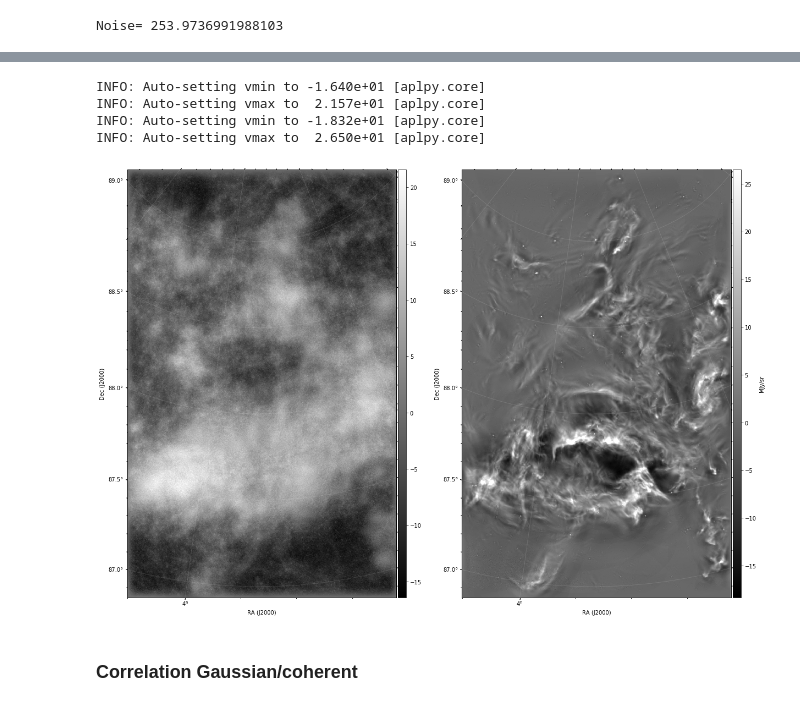
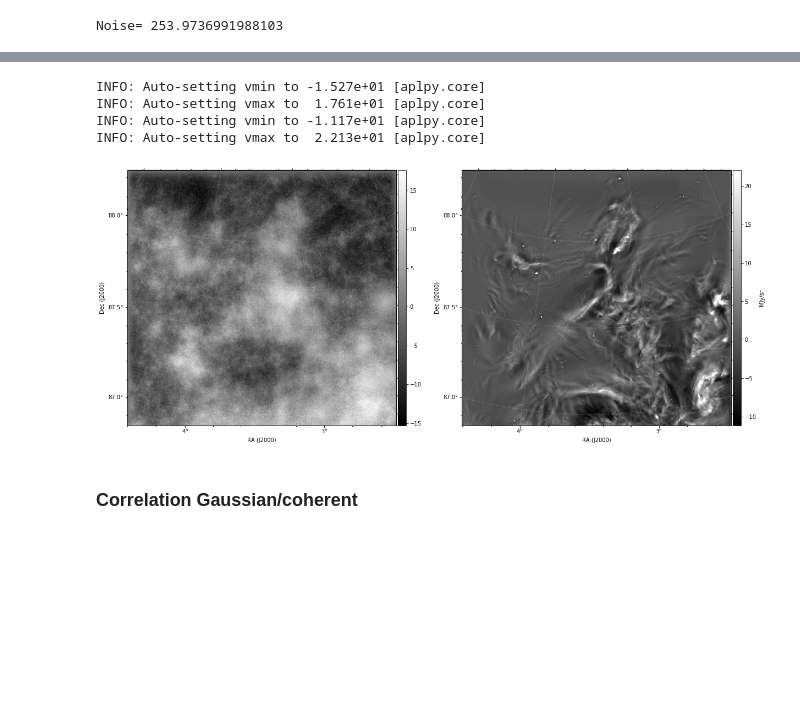
Before and after one commit to hoangducthuong/notebooks, a Jupyter notebook: MnGSeg_Derek_reply.ipynb, the cells around one changed output, grey strips where cells are left out. Saved outputs shown, nothing was run; the diff lists cells and outputs as text; code cells hidden in the pictures; blank space fills up the shorter version.

```diff
--- a/MnGSeg_Derek_reply.ipynb
+++ b/MnGSeg_Derek_reply.ipynb
@@ -114,40 +122,40 @@ plt.legend()
 # %%
 M = wav_k.shape[0]
 
-coherent = np.sum(wt[M:2*M,:,:],axis=0)
-Gaussian = np.sum(wt[2*M:3*M,:,:],axis=0)
+coherent = np.sum(wt[M:2*M,600:,:],axis=0)
+Gaussian = np.sum(wt[2*M:3*M,600:,:],axis=0)
 
 fits.writeto('/Users/robitaij/postdoc/segment_paper/comments/derek/Polaris_cohe_saxfree.fits',\
             coherent.real,header,overwrite=True)
 fits.writeto('/Users/robitaij/postdoc/segment_paper/comments/derek/Polaris_gaussian_saxfree.fits',\
             Gaussian.real,header,overwrite=True)
 
 fig_all = plt.figure(1, figsize=(20,20))
 
 figfile = '/Users/robitaij/postdoc/segment_paper/comments/derek/Polaris_gaussian_saxfree.fits'
 fig = aplpy.FITSFigure(figfile, figure=fig_all, convention='calabretta',subplot=(1, 2, 1))
 fig.show_colorscale(cmap='gray')
 fig.tick_labels.set_xformat('hh')
 fig.tick_labels.set_yformat('dd.d')
 fig.add_grid()
 fig.grid.set_alpha(0.15)
 fig.add_colorbar()
 
 figfile = '/Users/robitaij/postdoc/segment_paper/comments/derek/Polaris_cohe_saxfree.fits'
 fig = aplpy.FITSFigure(figfile, figure=fig_all, convention='calabretta',subplot=(1, 2, 2))
 fig.show_colorscale(cmap='gray')
 fig.tick_labels.set_xformat('hh')
 fig.tick_labels.set_yformat('dd.d')
 fig.add_grid()
 fig.grid.set_alpha(0.15)
 fig.add_colorbar()
 fig.colorbar.set_axis_label_text(r'MJy/sr')
 # %% [output]
-INFO: Auto-setting vmin to -1.640e+01 [aplpy.core]
-INFO: Auto-setting vmax to  2.157e+01 [aplpy.core]
-INFO: Auto-setting vmin to -1.832e+01 [aplpy.core]
-INFO: Auto-setting vmax to  2.650e+01 [aplpy.core]
+INFO: Auto-setting vmin to -1.527e+01 [aplpy.core]
+INFO: Auto-setting vmax to  1.761e+01 [aplpy.core]
+INFO: Auto-setting vmin to -1.117e+01 [aplpy.core]
+INFO: Auto-setting vmax to  2.213e+01 [aplpy.core]
-[figure, old version]
+[figure, new version]
 # %% [markdown]
 ### Correlation Gaussian/coherent
 # %%
```
Also changed, not shown: parts of 5 cells of this notebook, 5 other files.
